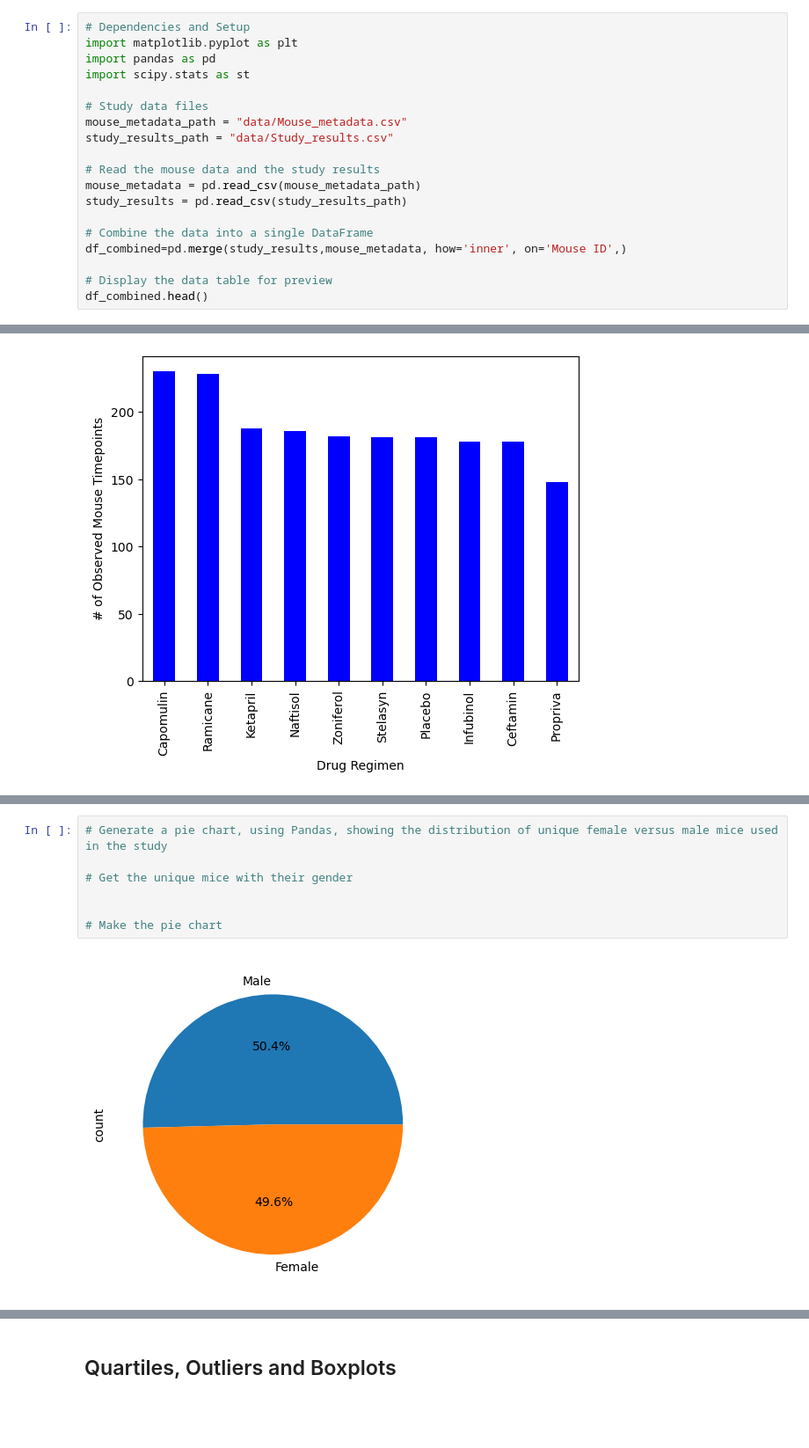
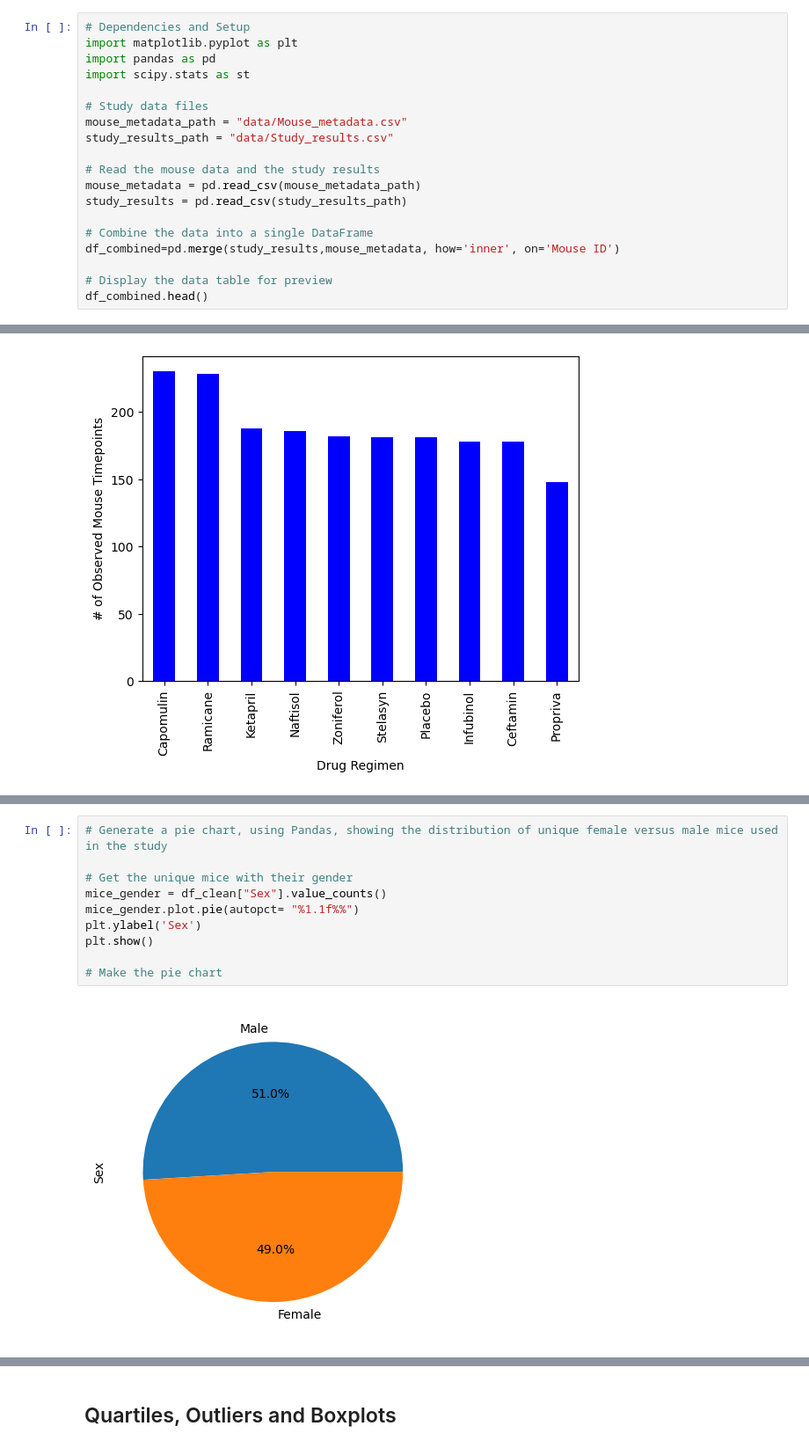
Before and after one commit to JimboLongosCodo/MatplotlibModule5, a Jupyter notebook: main.ipynb, the cells around one changed output, grey strips where cells are left out. Shown at 88% size. Saved outputs shown, nothing was run; the diff lists cells and outputs as text; blank space fills up the shorter version.

```diff
--- a/main.ipynb
+++ b/main.ipynb
@@ -20,7 +20,7 @@ mouse_metadata = pd.read_csv(mouse_metadata_path)
 study_results = pd.read_csv(study_results_path)
 
 # Combine the data into a single DataFrame
-df_combined=pd.merge(study_results,mouse_metadata, how='inner', on='Mouse ID',)
+df_combined=pd.merge(study_results,mouse_metadata, how='inner', on='Mouse ID')
 
 # Display the data table for preview
 df_combined.head()
@@ -152,12 +159,15 @@ Text(0, 0.5, '# of Observed Mouse Timepoints')
 # %%
 # Generate a pie chart, using Pandas, showing the distribution of unique female versus male mice used in the study
 
 # Get the unique mice with their gender
-
+mice_gender = df_clean["Sex"].value_counts()
+mice_gender.plot.pie(autopct= "%1.1f%%")
+plt.ylabel('Sex')
+plt.show()
 
 # Make the pie chart
 # %% [output]
-[figure, old version]
+[figure, new version]
 # %%
 # Generate a pie chart, using pyplot, showing the distribution of unique female versus male mice used in the study
 
```
Also changed, not shown: parts of 9 cells of this notebook.
